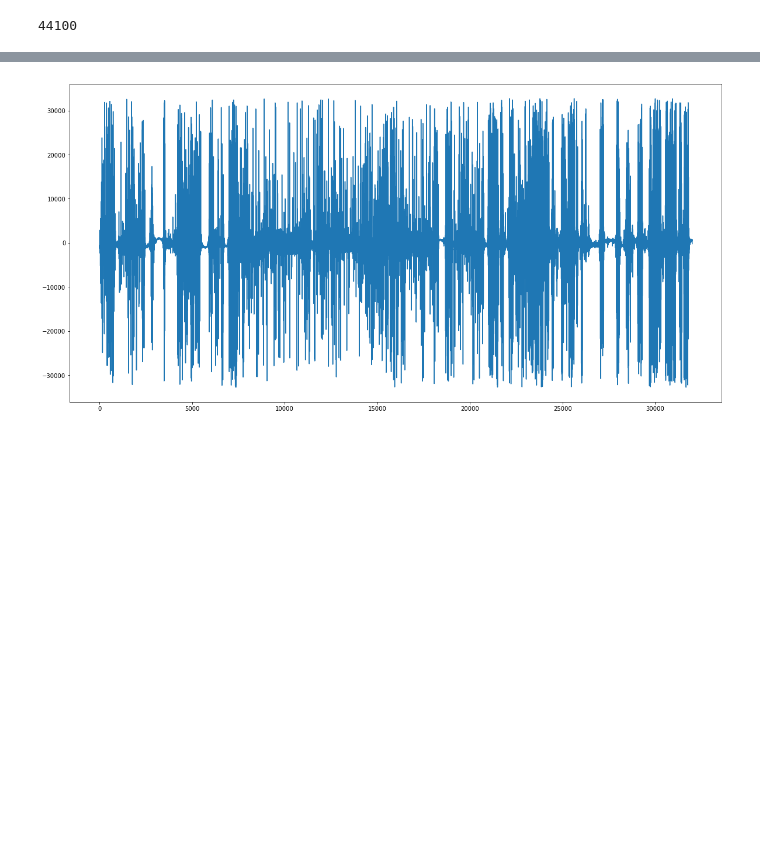
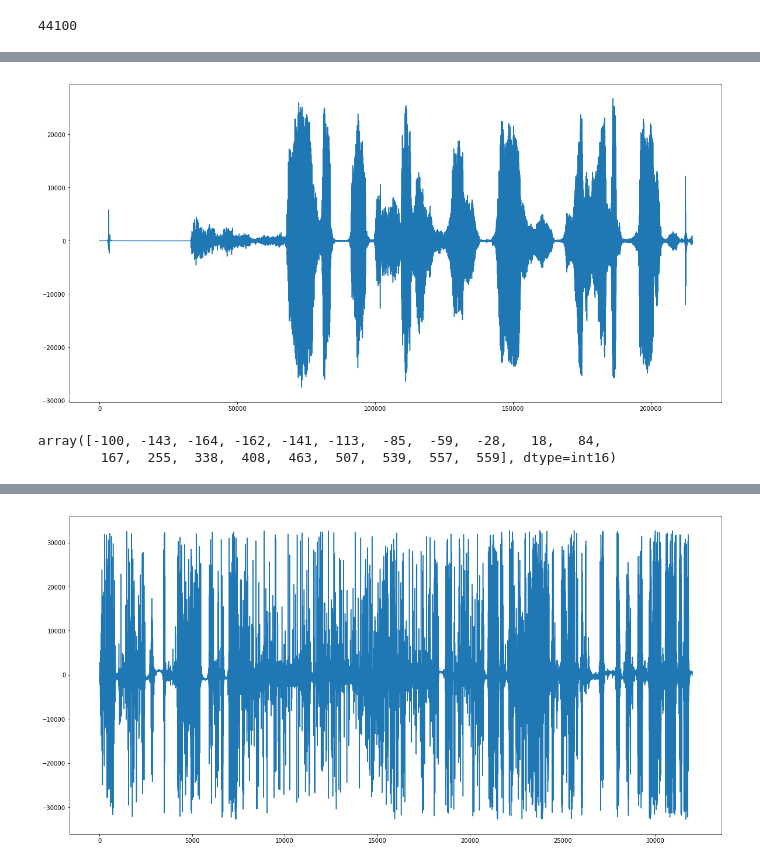
Before and after one commit to justinfchin/helios, a Jupyter notebook: python codes/Helper_functions.ipynb, the cells around one changed output, grey strips where cells are left out. Cells and saved outputs as stored; diff of their text form; code cells hidden in the pictures; blank space fills up the shorter version.

```diff
--- a/python codes/Helper_functions.ipynb
+++ b/python codes/Helper_functions.ipynb
@@ -167,0 +261,9 @@ save_wav(butterfemale, 'butterfemale', FS)
+# %%
+singlecheby1 = cheby1(carlos, 'carloscheby1')
+# %% [output]
+[figure, added]
+# %%
+singlecheby1[50000:50020]
+# %% [output]
+array([-100, -143, -164, -162, -141, -113,  -85,  -59,  -28,   18,   84,
+        167,  255,  338,  408,  463,  507,  539,  557,  559], dtype=int16)
```
Also changed, not shown: parts of 25 cells of this notebook, 2 other files.
